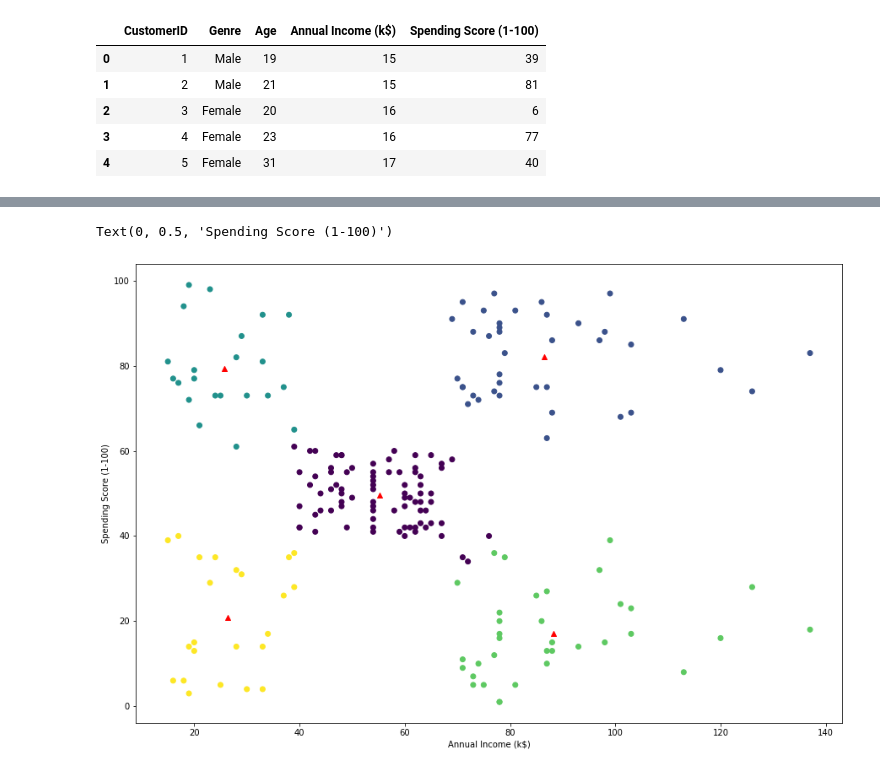
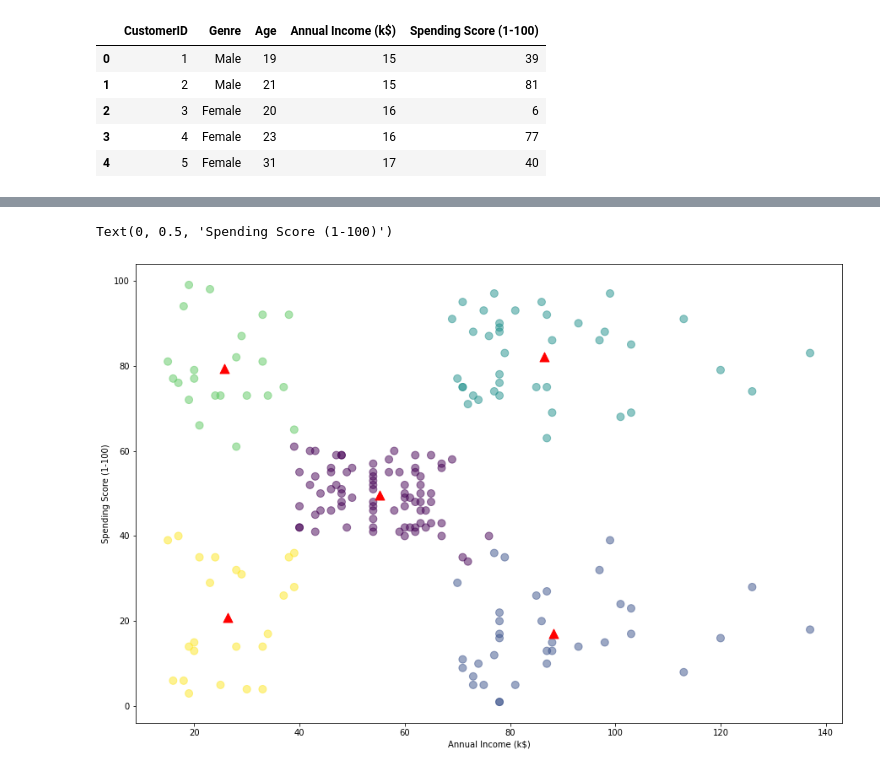
Before and after one commit to FabioMMaia/Machine_Learning, a Jupyter notebook: Unsupervised/Clustering/K-Means.ipynb, the cells around one changed output, grey strips where cells are left out. Drawn from its saved outputs; the diff is of its cells as text; code cells hidden in the pictures.

```diff
--- a/Unsupervised/Clustering/K-Means.ipynb
+++ b/Unsupervised/Clustering/K-Means.ipynb
@@ -42,12 +68,16 @@ Text(0, 0.5, 'Y')
 # %%
 scores=[]
 
-for i in range(1,20):
-    K_model = KMeans(n_clusters=i)
-    K_model.fit(X,y)
-    scores.append(abs(K_model.score(X,y)))
+for i in range(2,10):
+    clustering = KMeans(n_clusters=i)
+    clustering.fit(X)
+    labels = clustering.predict(X)
+#     print(inertia(X, labels, K_model.cluster_centers_))
+    scores.append(abs(clustering.score(X)))
+#     print(scores)
 
-plt.plot(np.arange(1,20), scores,'blue')
+figure=plt.figure(figsize=(15,10))
+plt.plot(np.arange(2,10), scores,'blue', marker='o')
 plt.xlabel('Number of clusters')
 plt.ylabel('Score')
 # %% [output]
@@ -59,3 +196,5 @@ dataset=pd.read_csv(r"../../Data Science/Cursos Online/Udemy/Machine-Learning-A-
+# %%
+dataset=pd.read_csv(r'../../Data/Mall_Customers.csv')
 # %%
 dataset.head()
 # %% [output]
@@ -66,6 +205,6 @@ dataset.head()
 | 3 | 4 | Female | 23 | 16 | 77 |
 | 4 | 5 | Female | 31 | 17 | 40 |
 # %%
-X = dataset.iloc[:,3:5].values
-y=  dataset.iloc[:,-1].values
+X = dataset.iloc[:,3:5]
+# y=  dataset.iloc[:,-1]
 # %%
@@ -78,12 +218,13 @@ Text(0, 0.5, 'Spending Score (1-100)')
 # %%
-scores=[]
+scores={}
 
 for i in range(1,11):
     K_model = KMeans(n_clusters=i, init='k-means++', max_iter=300)
     K_model.fit(X)
-    scores.append(K_model.inertia_)
+    scores[i] = K_model.inertia_
 
-plt.plot(np.arange(1,11), scores,'blue')
+figure=plt.figure(figsize=(15,10))
+plt.plot(scores.keys(), scores.values(),'blue', marker='^')
 plt.xlabel('Number of clusters')
 plt.ylabel('Score')
 # %% [output]
@@ -95,11 +238,11 @@ y_kmeans = K_model.fit_predict(X)
 # %%
 figure=plt.figure(figsize=(15,10))
 
-plt.scatter(X[:,0], X[:,1], c=y_kmeans)
-plt.scatter(K_model.cluster_centers_[:,0], K_model.cluster_centers_[:,1], marker='^', c='red')
+plt.scatter(X.iloc[:,0], X.iloc[:,1], c=y_kmeans, s=80, alpha=0.5)
+plt.scatter(K_model.cluster_centers_[:,0], K_model.cluster_centers_[:,1], marker='^', c='red', s=120)
 plt.xlabel(dataset.columns[3])
 plt.ylabel(dataset.columns[4])
 # %% [output]
 Text(0, 0.5, 'Spending Score (1-100)')
-[figure, old version]
+[figure, new version]
 # %%
```
Also changed, not shown: parts of 45 cells of this notebook.
